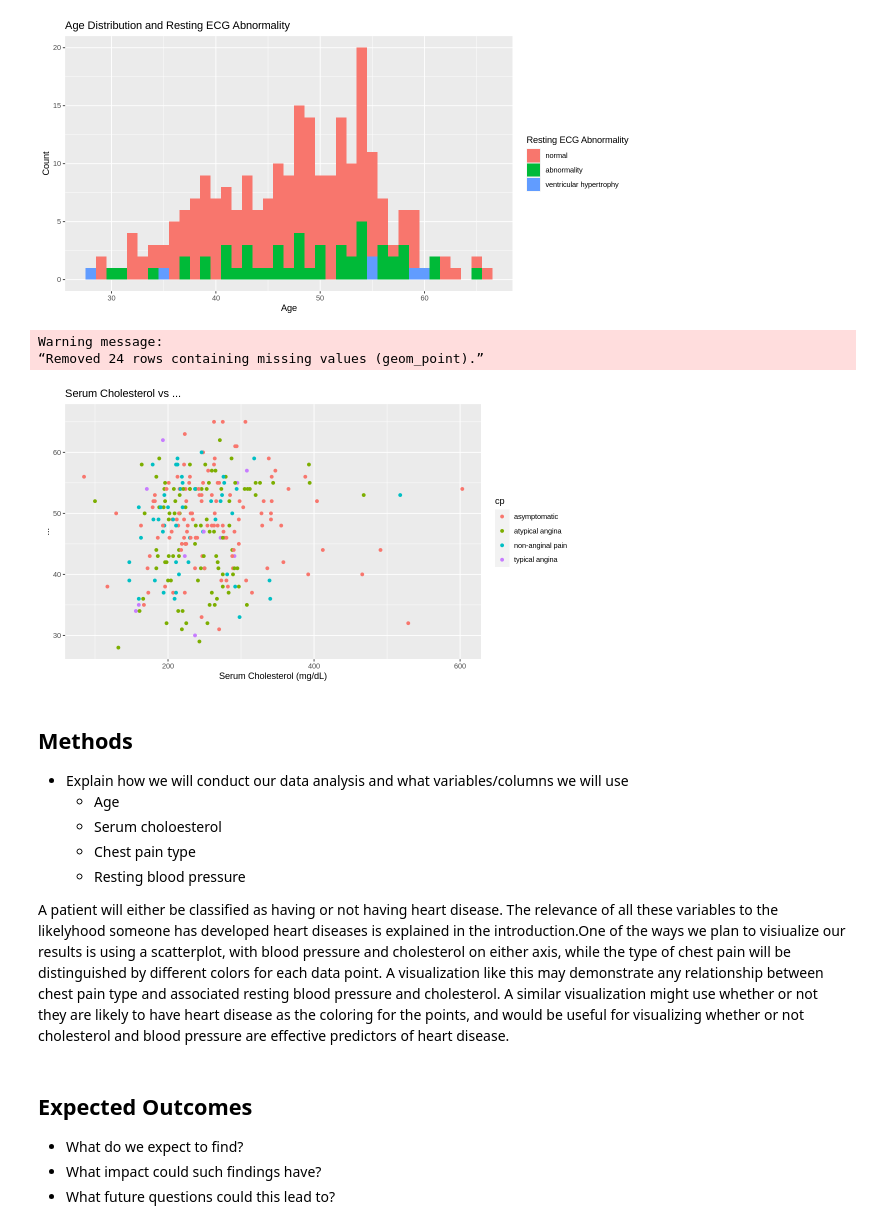
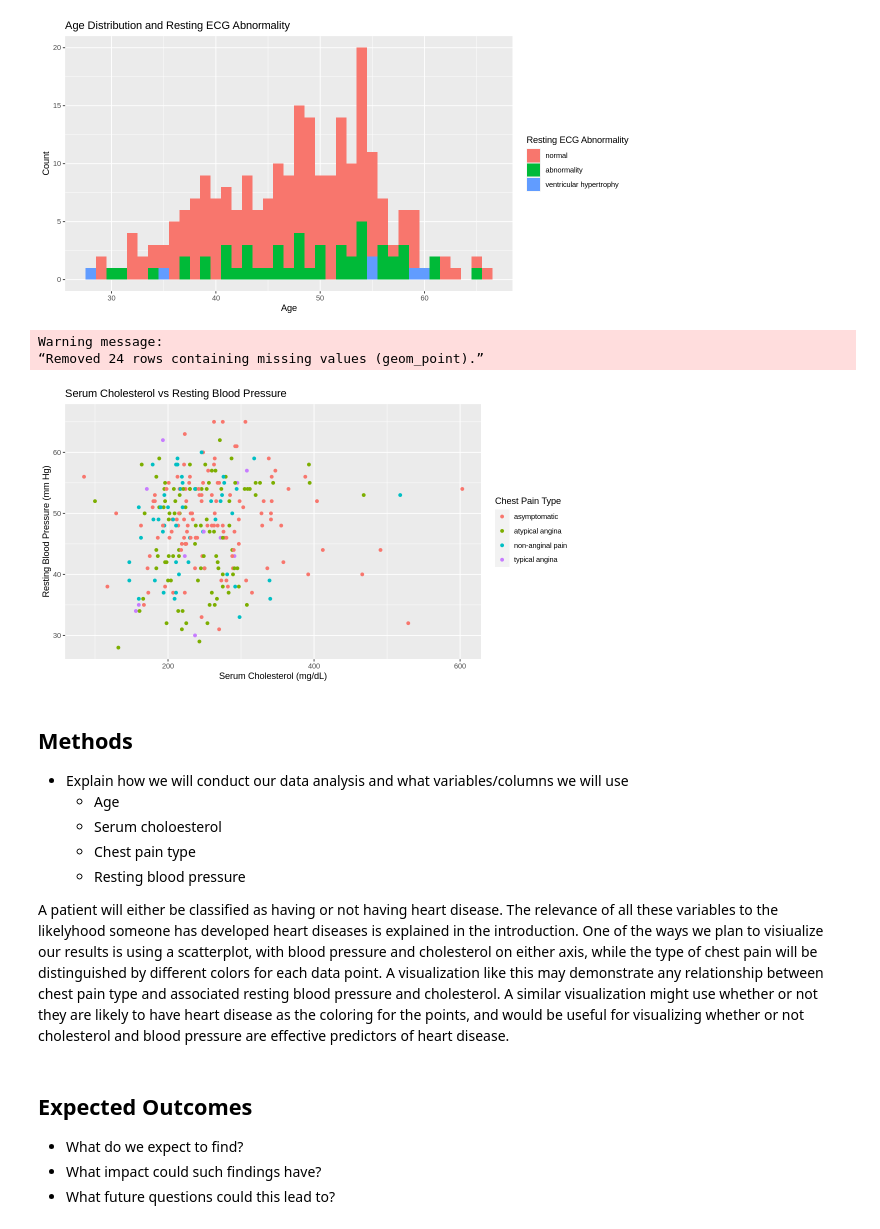
Before and after one commit to CallumMackenzie/dsci100-group-project, a Jupyter notebook: pitch.ipynb, the cells around one changed output. Cells and saved outputs as stored; diff of their text form; code cells hidden in the pictures.

```diff
--- a/pitch.ipynb
+++ b/pitch.ipynb
@@ -159,18 +200,19 @@ age_vs_ecg_plot
 # %%
 options(repr.plot.height = 5, repr.plot.width = 9)
 
 chol_vs_rhr_plot <- heart_data |>
     ggplot(aes(x = chol, y = trestbps, color = cp)) +
     geom_point() +
     xlab("Serum Cholesterol (mg/dL)") +
-    ylab("...") +
-    ggtitle("Serum Cholesterol vs ...")
+    ylab("Resting Blood Pressure (mm Hg)") +
+    labs(color = "Chest Pain Type") +
+    ggtitle("Serum Cholesterol vs Resting Blood Pressure")
 
 chol_vs_rhr_plot
 # %% [output]
 Warning message:
 “Removed 24 rows containing missing values (geom_point).”
-[figure, old version]
+[figure, new version]
 # %% [markdown]
 ## Methods
 - Explain how we will conduct our data analysis and what variables/columns we will use
@@ -179,7 +221,7 @@ Warning message:
     - Chest pain type
     - Resting blood pressure
 
-A patient will either be classified as having or not having heart disease. The relevance of all these variables to the likelyhood someone has developed heart diseases is explained in the introduction.One of the ways we plan to visiualize our results is using a scatterplot, with blood pressure and cholesterol on either axis, while the type of chest pain will be distinguished by different colors for each data point. A visualization like this may demonstrate any relationship between chest pain type and associated resting blood pressure and cholesterol. A similar visualization might use whether or not they are likely to have heart disease as the coloring for the points, and would be useful for visualizing whether or not cholesterol and blood pressure are effective predictors of heart disease.
+A patient will either be classified as having or not having heart disease. The relevance of all these variables to the likelyhood someone has developed heart diseases is explained in the introduction. One of the ways we plan to visiualize our results is using a scatterplot, with blood pressure and cholesterol on either axis, while the type of chest pain will be distinguished by different colors for each data point. A visualization like this may demonstrate any relationship between chest pain type and associated resting blood pressure and cholesterol. A similar visualization might use whether or not they are likely to have heart disease as the coloring for the points, and would be useful for visualizing whether or not cholesterol and blood pressure are effective predictors of heart disease.
 # %% [markdown]
 ## Expected Outcomes
 - What do we expect to find?
```
Also changed, not shown: parts of 4 cells of this notebook.
